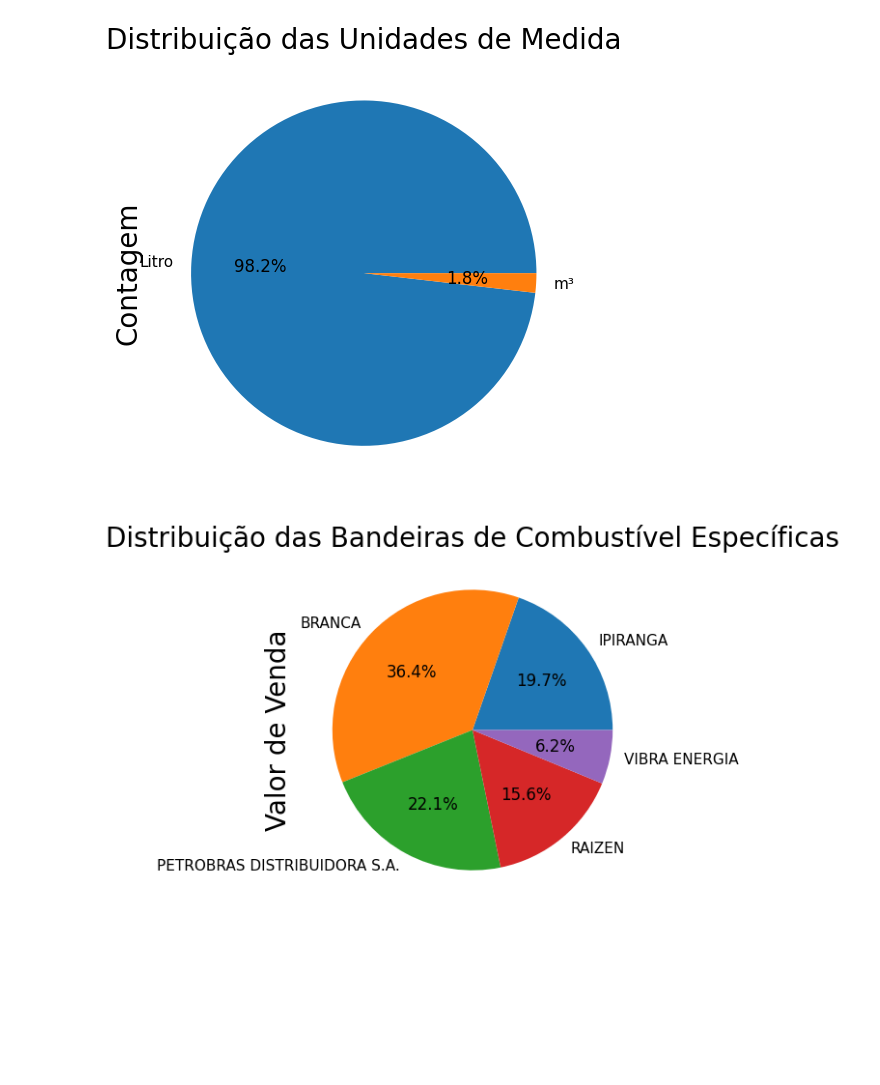
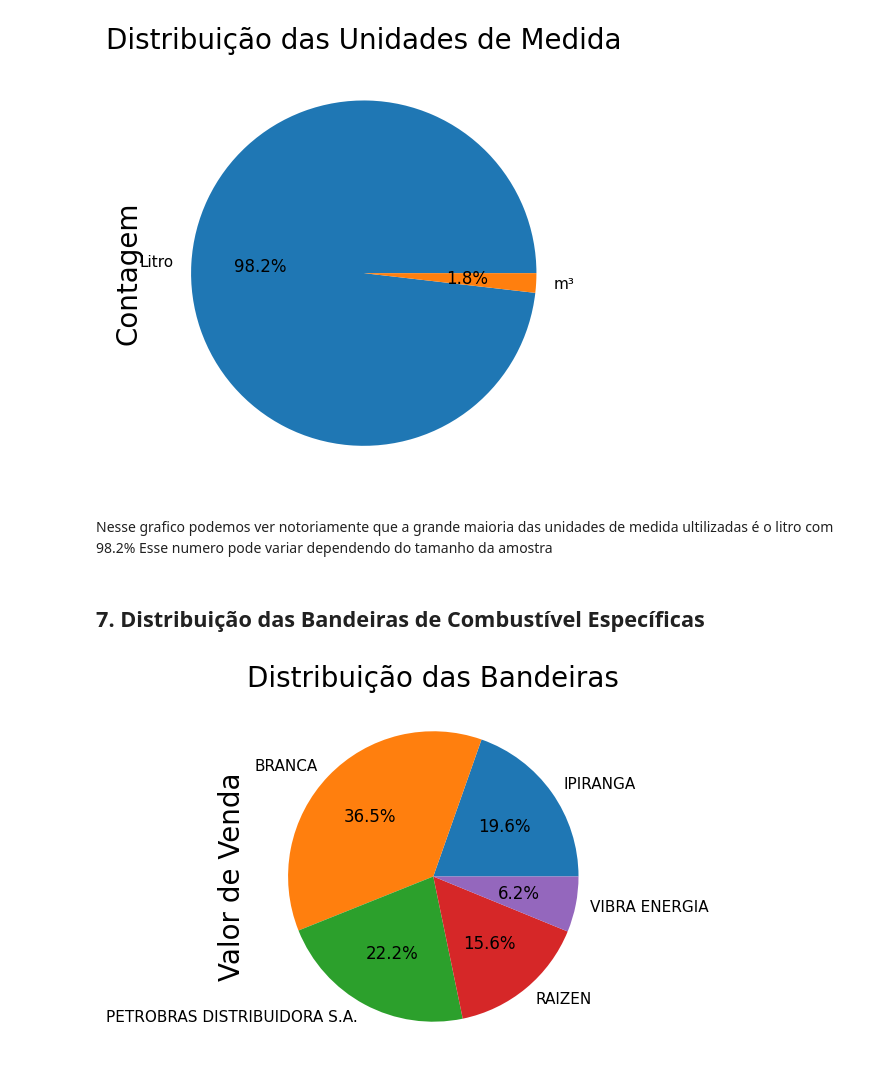
Before and after one commit to Jacksonvieira431/combustiveis_automotivos, a Jupyter notebook: 2_Insights_amostra.ipynb, the cells around one changed output. Cells and saved outputs as stored; diff of their text form; code cells hidden in the pictures; blank space fills up the shorter version.

```diff
--- a/2_Insights_amostra.ipynb
+++ b/2_Insights_amostra.ipynb
@@ -142,21 +172,26 @@ plt.tight_layout()
 plt.show()
 # %% [output]
 [figure]
+# %% [markdown]
+Nesse grafico podemos ver notoriamente que a grande maioria das unidades de medida ultilizadas é o litro com 98.2%
+Esse numero pode variar dependendo do tamanho da amostra
+# %% [markdown]
+## 7. Distribuição das Bandeiras de Combustível Específicas
 # %%
 maiores_bandeiras = ["IPIRANGA", "BRANCA", "PETROBRAS DISTRIBUIDORA S.A.", "RAIZEN", "VIBRA ENERGIA"]
 
 somas_bandeiras = somas_por_bandeira[maiores_bandeiras]
 
 plt.figure(figsize=(6, 6))
 
 grafico = somas_bandeiras.plot.pie(autopct='%1.1f%%')
 
-plt.title('Distribuição das Bandeiras de Combustível Específicas')
+plt.title('Distribuição das Bandeiras')
 
 plt.tight_layout()
 
 plt.savefig("Graficos_salvos/Distribuição-das-Bandeiras-de-Combustível-Específicas.png")
 
 plt.show()
 # %% [output]
-[figure, old version]
+[figure, new version]
```
Also changed, not shown: parts of 26 cells of this notebook, 28 other files.
